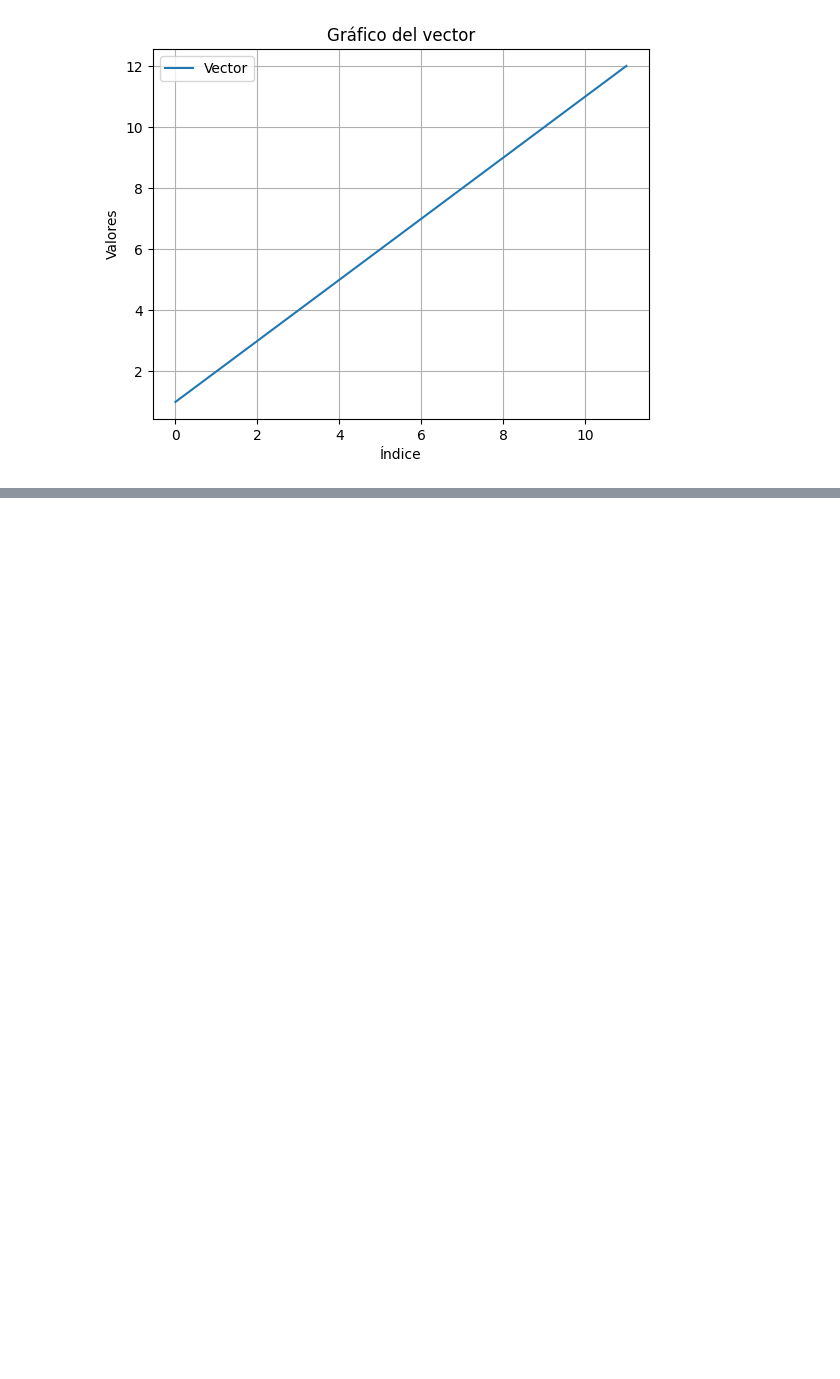
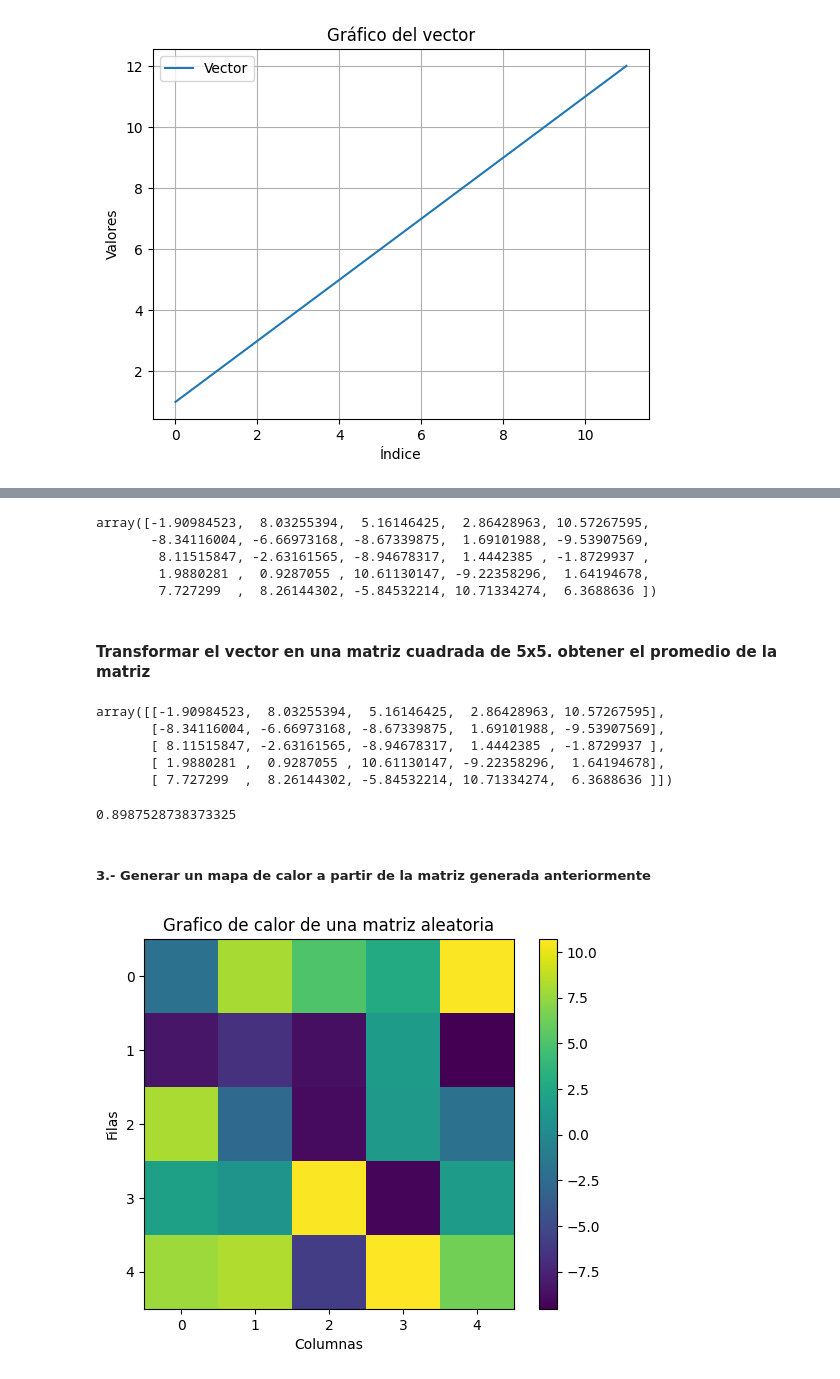
Before and after one commit to Fatekiz/Repositorio_Fatekiz, a Jupyter notebook: jupyter/Clases/02-dimensiones.ipynb, the cells around one changed output, grey strips where cells are left out. Cells and saved outputs as stored; diff of their text form; code cells hidden in the pictures; blank space fills up the shorter version.

Commit message:
Termine de hacer los ultimos ejercicios en clase sobre el "mapa de calor"

```diff
--- a/jupyter/Clases/02-dimensiones.ipynb
+++ b/jupyter/Clases/02-dimensiones.ipynb
@@ -68,0 +74,26 @@ plt.show # para visualizar en python
+# %%
+vector_aleatorio = np.random.uniform(-10,11,25)
+vector_aleatorio
+# %% [output]
+array([-1.90984523,  8.03255394,  5.16146425,  2.86428963, 10.57267595,
+       -8.34116004, -6.66973168, -8.67339875,  1.69101988, -9.53907569,
+        8.11515847, -2.63161565, -8.94678317,  1.4442385 , -1.8729937 ,
+        1.9880281 ,  0.9287055 , 10.61130147, -9.22358296,  1.64194678,
+        7.727299  ,  8.26144302, -5.84532214, 10.71334274,  6.3688636 ])
+# %% [markdown]
+#### Transformar el vector en una matriz cuadrada de 5x5. obtener el promedio de la matriz
+# %%
+matriz1 = vector_aleatorio.reshape(5,5)
+matriz1
+# %% [output]
+array([[-1.90984523,  8.03255394,  5.16146425,  2.86428963, 10.57267595],
+       [-8.34116004, -6.66973168, -8.67339875,  1.69101988, -9.53907569],
+       [ 8.11515847, -2.63161565, -8.94678317,  1.4442385 , -1.8729937 ],
+       [ 1.9880281 ,  0.9287055 , 10.61130147, -9.22358296,  1.64194678],
+       [ 7.727299  ,  8.26144302, -5.84532214, 10.71334274,  6.3688636 ]])
+# %%
+np.mean(vector_aleatorio)
+# %% [output]
+0.8987528738373325
+# %% [markdown]
+##### 3.- Generar un mapa de calor a partir de la matriz generada anteriormente
@@ -68,0 +102,19 @@ plt.show # para visualizar en python
+# %%
+# crear una figura y un eje
+fig, grafico = plt.subplots()
+
+#mostrar el mapa de calor de la matriz
+cgrafico = grafico.imshow(matriz1, cmap='viridis', interpolation='nearest')
+
+# Añadir una barra de color
+fig.colorbar(cgrafico)
+
+# Añadir Título y etiquetas a los ejes
+plt.title("Grafico de calor de una matriz aleatoria")
+grafico.set_xlabel("Columnas")
+grafico.set_ylabel("Filas")
+
+# mostrar el gráfico
+plt.show()
+# %% [output]
+[figure, added]
```
Also changed, not shown: parts of 4 cells of this notebook.
